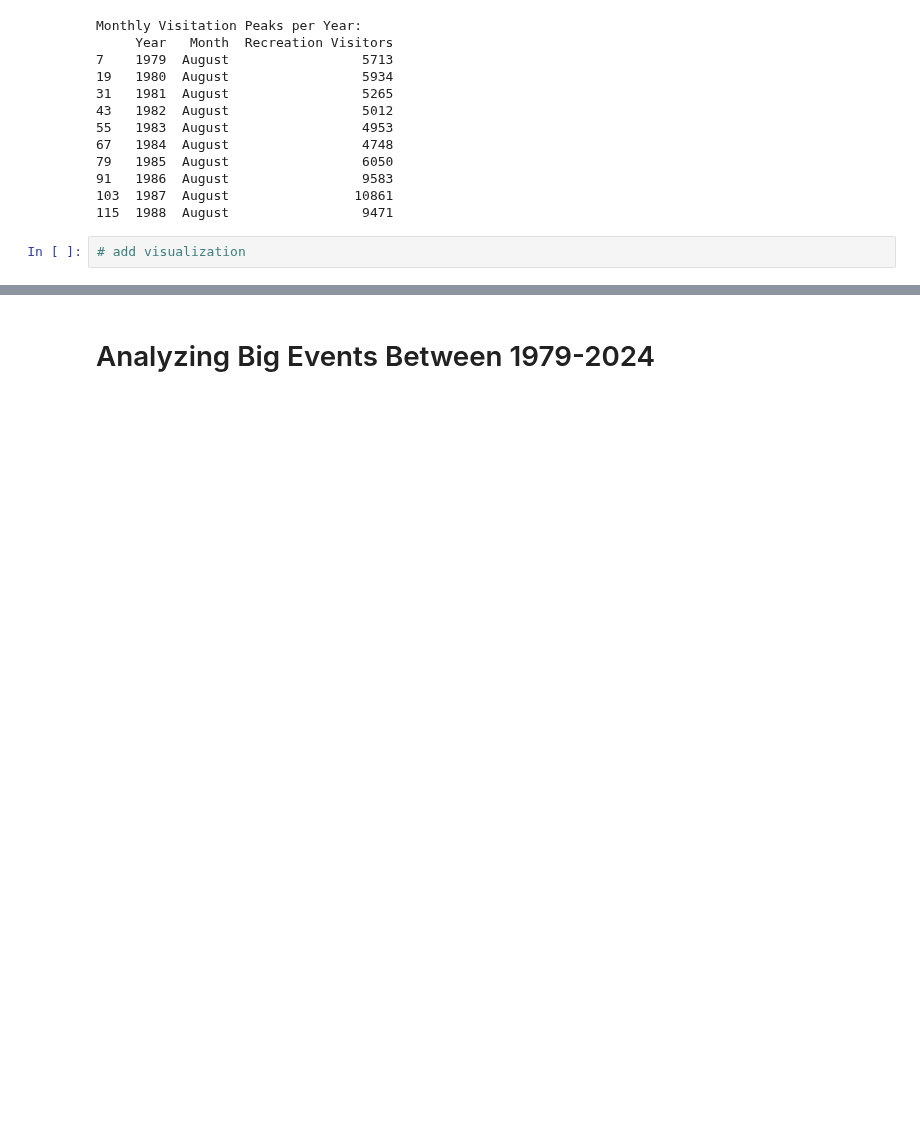
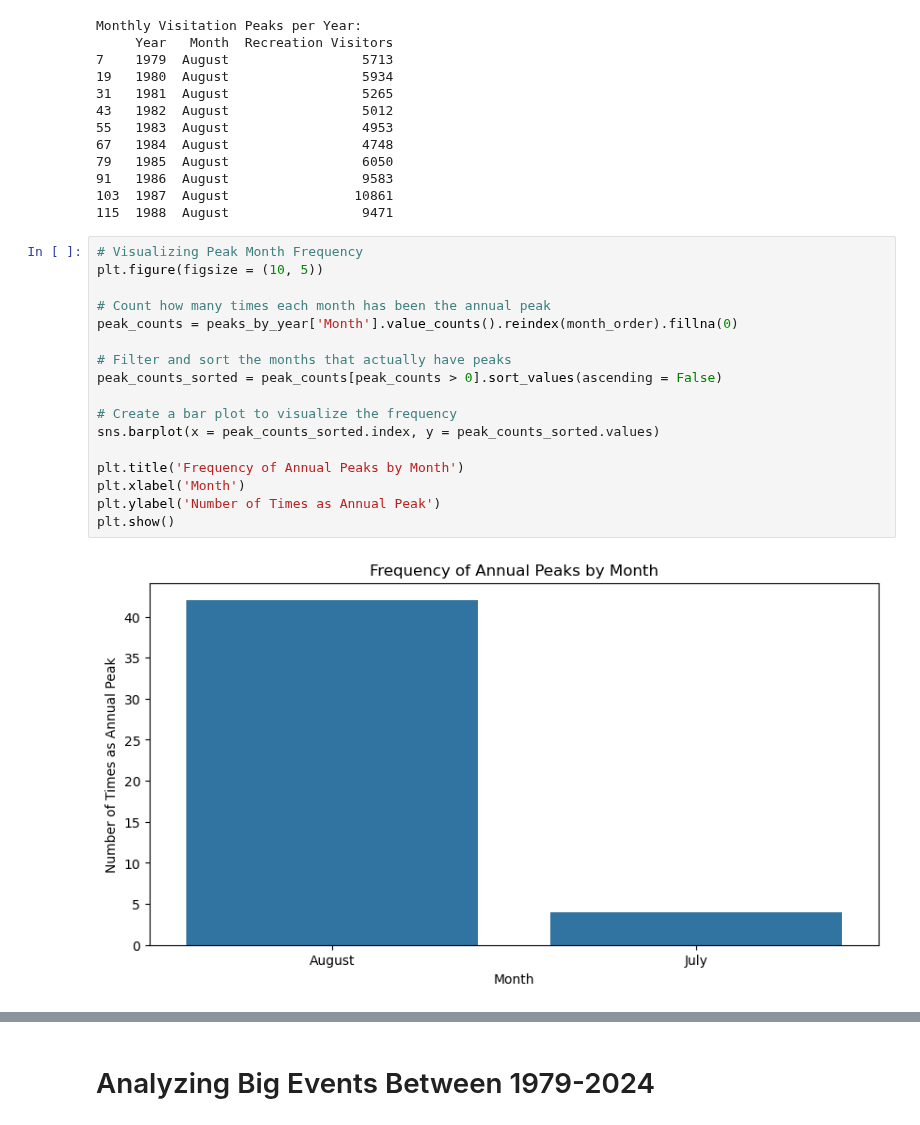
Before and after one commit to Lydia-Tembreull/UN5550Sp26_Final_Project, a Jupyter notebook: UN5550_Final_Project.ipynb, the cells around one changed output, grey strips where cells are left out. Drawn from its saved outputs; the diff is of its cells as text; blank space fills up the shorter version.

```diff
--- a/UN5550_Final_Project.ipynb
+++ b/UN5550_Final_Project.ipynb
@@ -475,4 +532,21 @@ Monthly Visitation Peaks per Year:
 103  1987  August                10861
 115  1988  August                 9471
 # %%
-# add visualization
+# Visualizing Peak Month Frequency
+plt.figure(figsize = (10, 5))
+
+# Count how many times each month has been the annual peak
+peak_counts = peaks_by_year['Month'].value_counts().reindex(month_order).fillna(0)
+
+# Filter and sort the months that actually have peaks
+peak_counts_sorted = peak_counts[peak_counts > 0].sort_values(ascending = False)
+
+# Create a bar plot to visualize the frequency
+sns.barplot(x = peak_counts_sorted.index, y = peak_counts_sorted.values)
+
+plt.title('Frequency of Annual Peaks by Month')
+plt.xlabel('Month')
+plt.ylabel('Number of Times as Annual Peak')
+plt.show()
+# %% [output]
+[figure, added]
```
Also changed, not shown: parts of 55 cells of this notebook.
